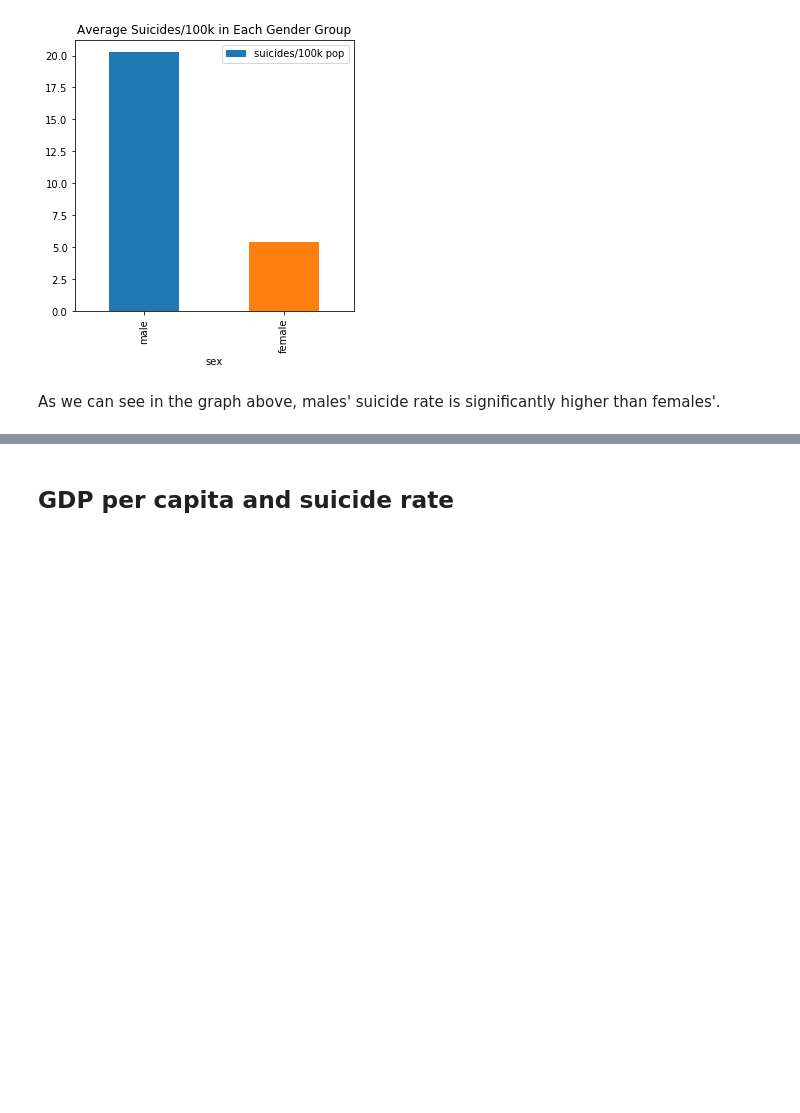
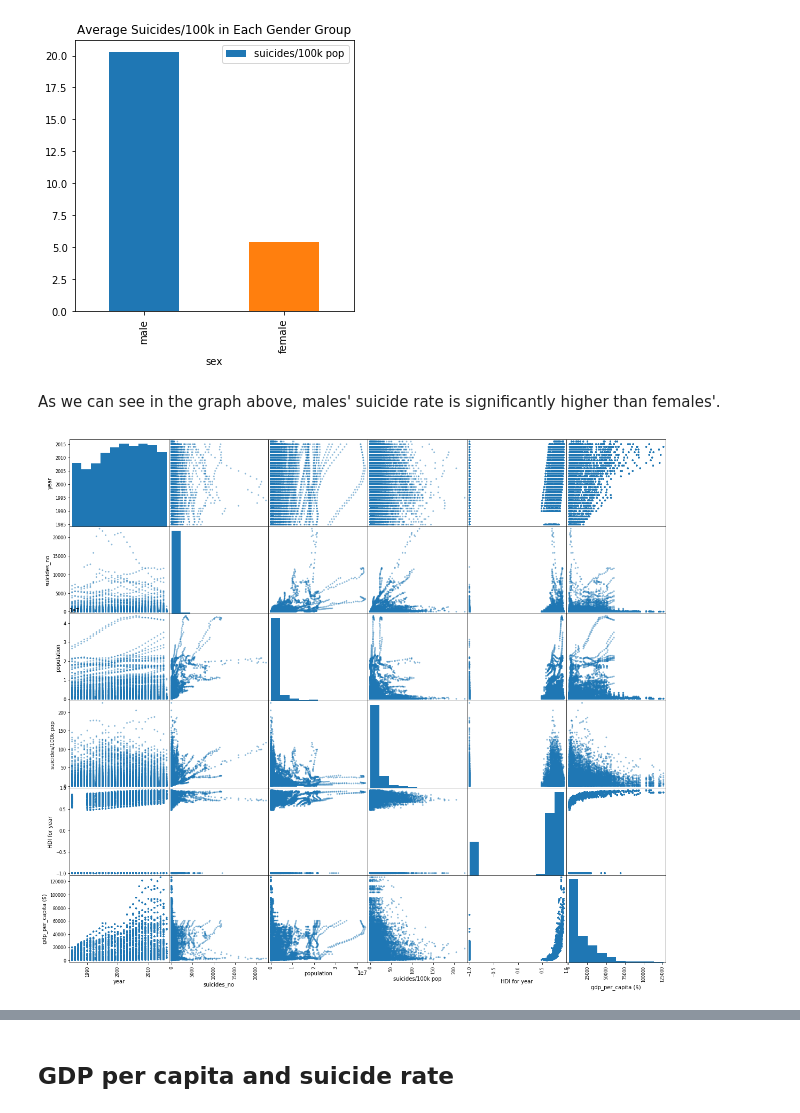
Before and after one commit to YuechenL/COGS108FinalProject, a Jupyter notebook: FinalProject.ipynb, the cells around one changed output, grey strips where cells are left out. Saved outputs shown, nothing was run; the diff lists cells and outputs as text; code cells hidden in the pictures; blank space fills up the shorter version.

Commit message:
Update FinalProject.ipynb
updated HDI and scatter plot

```diff
--- a/FinalProject.ipynb
+++ b/FinalProject.ipynb
@@ -255,3 +255,8 @@ gender_group.plot(y='suicides/100k pop',kind="bar", figsize=(5, 5), title="Avera
 [figure]
 # %% [markdown]
 As we can see in the graph above, males' suicide rate is significantly higher than females'.
+# %%
+from pandas.plotting import scatter_matrix
+fig=scatter_matrix(main_df,figsize=(20,18))
+# %% [output]
+[figure, added]
```
Also changed, not shown: parts of 24 cells of this notebook.
